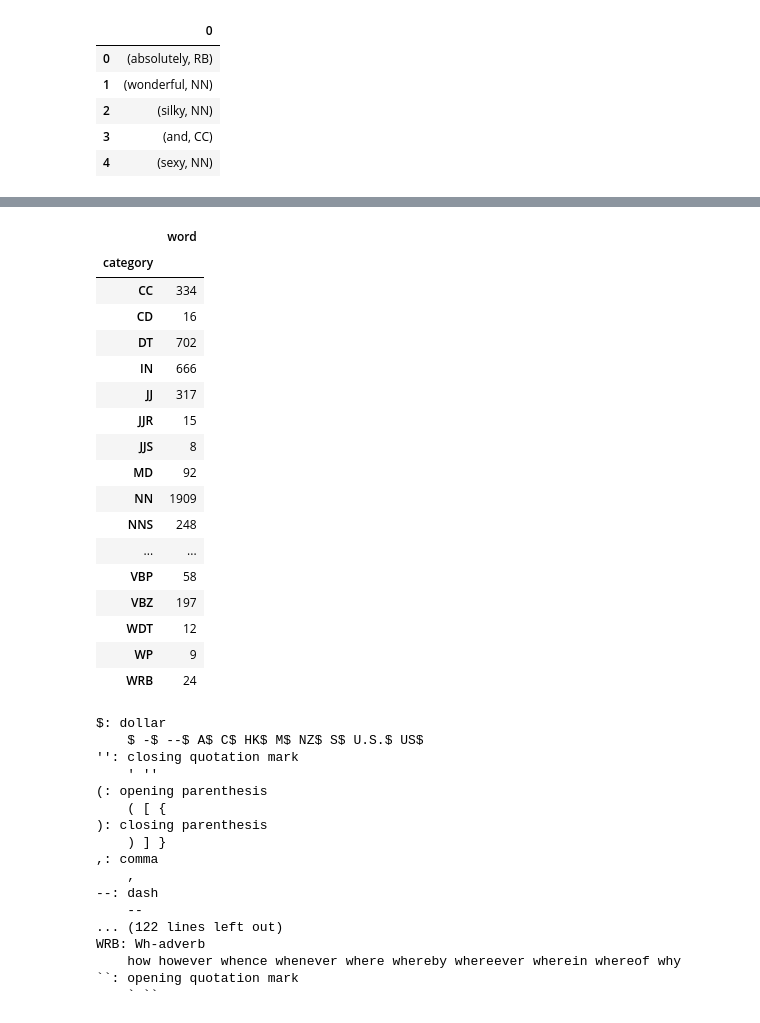
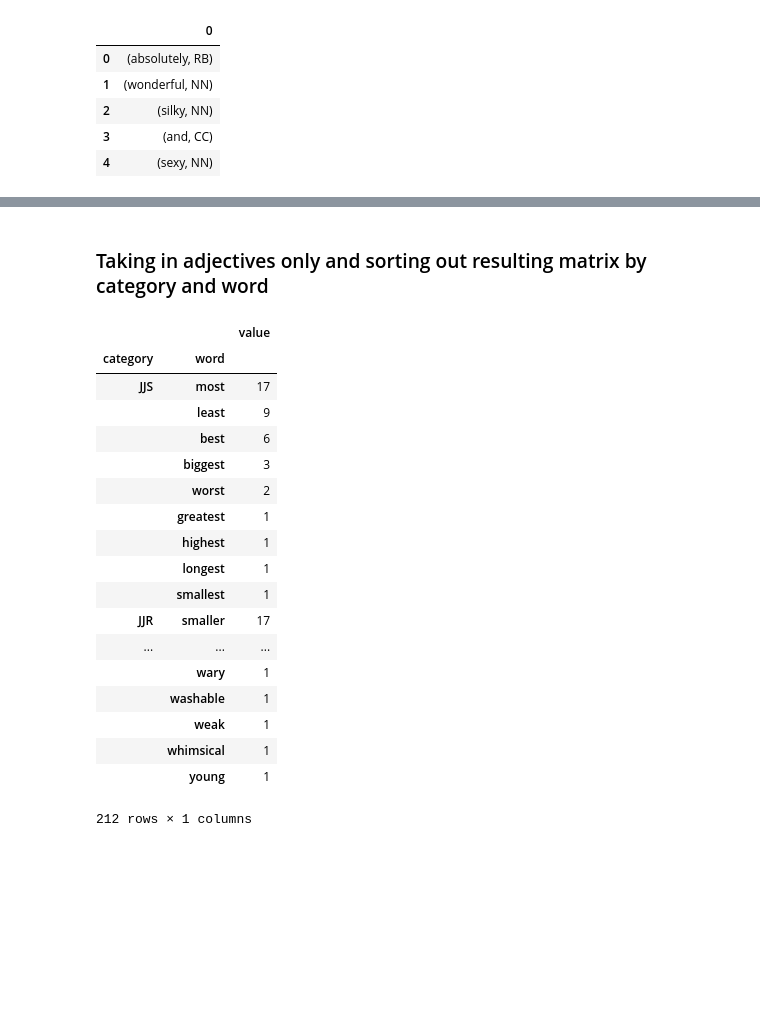
Before and after one commit to danielc92/text-analysis, a Jupyter notebook: womens-clothes-reviews.ipynb, the cells around one changed output, grey strips where cells are left out. Cells and saved outputs as stored; diff of their text form; code cells hidden in the pictures; blank space fills up the shorter version.

```diff
--- a/womens-clothes-reviews.ipynb
+++ b/womens-clothes-reviews.ipynb
@@ -522,41 +529,28 @@ token_data_final.head()
-# %%
-token_data_final.groupby('category').count()
-# %% [output]
-|  | word |
-| category |  |
-| CC | 334 |
-| CD | 16 |
-| DT | 702 |
-| IN | 666 |
-| JJ | 317 |
-| JJR | 15 |
-| JJS | 8 |
-| MD | 92 |
-| NN | 1909 |
-| NNS | 248 |
-| ... | ... |
-| VBP | 58 |
-| VBZ | 197 |
-| WDT | 12 |
-| WP | 9 |
-| WRB | 24 |
-# %%
-nltk.help.upenn_tagset()
-# %% [output]
-$: dollar
-    $ -$ --$ A$ C$ HK$ M$ NZ$ S$ U.S.$ US$
-'': closing quotation mark
-    ' ''
-(: opening parenthesis
-    ( [ {
-): closing parenthesis
-    ) ] }
-,: comma
-    ,
---: dash
-    --
-... (122 lines left out)
-WRB: Wh-adverb
-    how however whence whenever where whereby whereever wherein whereof why
-``: opening quotation mark
-    ` ``
+# %% [markdown]
+### Taking in adjectives only and sorting out resulting matrix by category and word
+# %%
+adjectives_only = token_data_final[token_data_final['category'].str.contains('JJ')]
+# %%
+results = adjectives_only.groupby(['category', 'word']).sum().sort_values(['category', 'value'], ascending=False)
+# %%
+results
+# %% [output]
+|  |  | value |
+| category | word |  |
+| JJS | most | 17 |
+|  | least | 9 |
+|  | best | 6 |
+|  | biggest | 3 |
+|  | worst | 2 |
+|  | greatest | 1 |
+|  | highest | 1 |
+|  | longest | 1 |
+|  | smallest | 1 |
+| JJR | smaller | 17 |
+| ... | ... | ... |
+|  | wary | 1 |
+|  | washable | 1 |
+|  | weak | 1 |
+|  | whimsical | 1 |
+|  | young | 1 |
+212 rows × 1 columns
```
Also changed, not shown: parts of 42 cells of this notebook.
